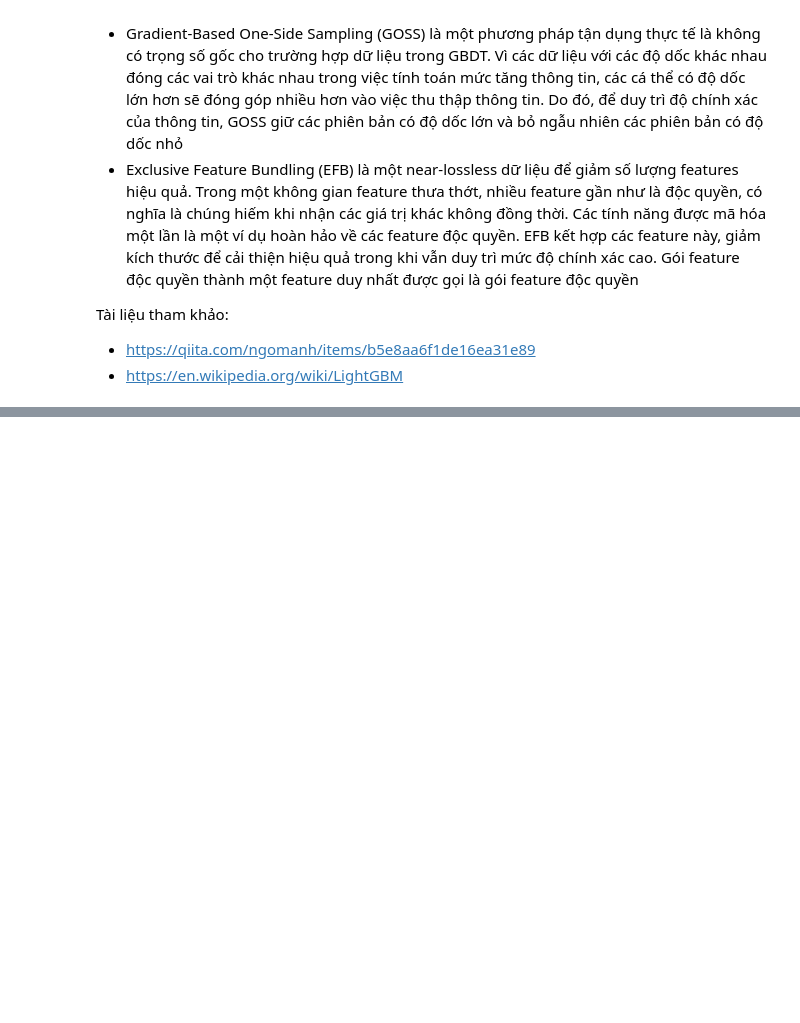
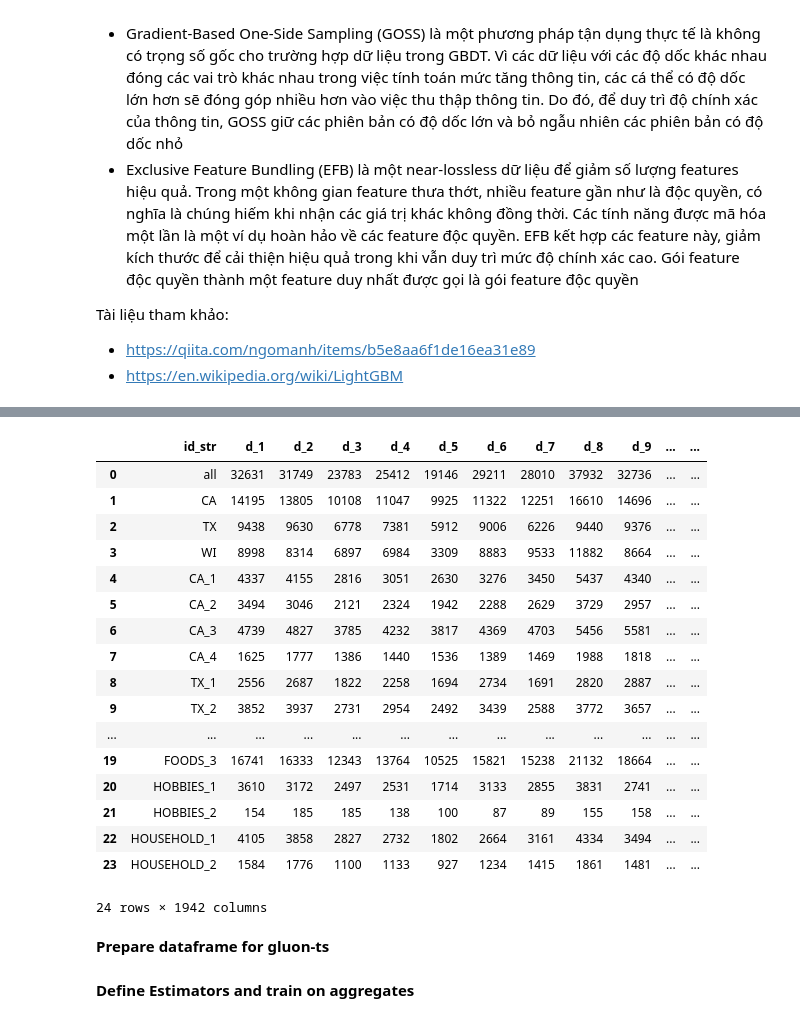
Before and after one commit to DoLienKhoa/KHDLUD, a Jupyter notebook: KHDLUD_Report.ipynb, the cells around one changed output, grey strips where cells are left out. Saved outputs shown, nothing was run; the diff lists cells and outputs as text; code cells hidden in the pictures; blank space fills up the shorter version.

```diff
--- a/KHDLUD_Report.ipynb
+++ b/KHDLUD_Report.ipynb
@@ -101,0 +501,7 @@ Tài liệu tham khảo:
+# %%
+%%time
+# 3. All products by store (10 series)
+store_sales = train.groupby('store_id',as_index=False)[ts_cols].sum()
+store_sales['id_str'] = store_sales['store_id']
+store_sales = store_sales[ ['id_str'] +  [c for c in store_sales if c not in ['id_str']] ]
+store_sales = store_sales.drop(['store_id'],axis=1)
@@ -101,0 +511,7 @@ Tài liệu tham khảo:
+# %%
+%%time
+# 4. All products by category (3 series)
+cat_sales = train.groupby('cat_id',as_index=False)[ts_cols].sum()
+cat_sales['id_str'] = cat_sales['cat_id']
+cat_sales = cat_sales[ ['id_str'] +  [c for c in cat_sales if c not in ['id_str']] ]
+cat_sales = cat_sales.drop(['cat_id'],axis=1)
@@ -101,0 +529,7 @@ Tài liệu tham khảo:
+# %%
+%%time
+# 5. All products by department (7 series)
+dept_sales = train.groupby('dept_id',as_index=False)[ts_cols].sum()
+dept_sales['id_str'] = dept_sales['dept_id']
+dept_sales = dept_sales[ ['id_str'] +  [c for c in dept_sales if c not in ['id_str']] ]
+dept_sales = dept_sales.drop(['dept_id'],axis=1)
@@ -101,0 +551,25 @@ Tài liệu tham khảo:
+# %%
+all_aggregates = pd.concat([all_sales,state_sales,store_sales,cat_sales,dept_sales],ignore_index=True)
+# %%
+all_aggregates
+# %% [output]
+|  | id_str | d_1 | d_2 | d_3 | d_4 | d_5 | d_6 | d_7 | d_8 | d_9 | ... | ... |
+| 0 | all | 32631 | 31749 | 23783 | 25412 | 19146 | 29211 | 28010 | 37932 | 32736 | ... | ... |
+| 1 | CA | 14195 | 13805 | 10108 | 11047 | 9925 | 11322 | 12251 | 16610 | 14696 | ... | ... |
+| 2 | TX | 9438 | 9630 | 6778 | 7381 | 5912 | 9006 | 6226 | 9440 | 9376 | ... | ... |
+| 3 | WI | 8998 | 8314 | 6897 | 6984 | 3309 | 8883 | 9533 | 11882 | 8664 | ... | ... |
+| 4 | CA_1 | 4337 | 4155 | 2816 | 3051 | 2630 | 3276 | 3450 | 5437 | 4340 | ... | ... |
+| 5 | CA_2 | 3494 | 3046 | 2121 | 2324 | 1942 | 2288 | 2629 | 3729 | 2957 | ... | ... |
+| 6 | CA_3 | 4739 | 4827 | 3785 | 4232 | 3817 | 4369 | 4703 | 5456 | 5581 | ... | ... |
+| 7 | CA_4 | 1625 | 1777 | 1386 | 1440 | 1536 | 1389 | 1469 | 1988 | 1818 | ... | ... |
+| 8 | TX_1 | 2556 | 2687 | 1822 | 2258 | 1694 | 2734 | 1691 | 2820 | 2887 | ... | ... |
+| 9 | TX_2 | 3852 | 3937 | 2731 | 2954 | 2492 | 3439 | 2588 | 3772 | 3657 | ... | ... |
+| ... | ... | ... | ... | ... | ... | ... | ... | ... | ... | ... | ... | ... |
+| 19 | FOODS_3 | 16741 | 16333 | 12343 | 13764 | 10525 | 15821 | 15238 | 21132 | 18664 | ... | ... |
+| 20 | HOBBIES_1 | 3610 | 3172 | 2497 | 2531 | 1714 | 3133 | 2855 | 3831 | 2741 | ... | ... |
+| 21 | HOBBIES_2 | 154 | 185 | 185 | 138 | 100 | 87 | 89 | 155 | 158 | ... | ... |
+| 22 | HOUSEHOLD_1 | 4105 | 3858 | 2827 | 2732 | 1802 | 2664 | 3161 | 4334 | 3494 | ... | ... |
+| 23 | HOUSEHOLD_2 | 1584 | 1776 | 1100 | 1133 | 927 | 1234 | 1415 | 1861 | 1481 | ... | ... |
+24 rows × 1942 columns
+# %% [markdown]
+**Prepare dataframe for gluon-ts**
@@ -101,0 +610,2 @@ Tài liệu tham khảo:
+# %% [markdown]
+**Define Estimators and train on aggregates**
```
Also changed, not shown: parts of 61 cells of this notebook.
